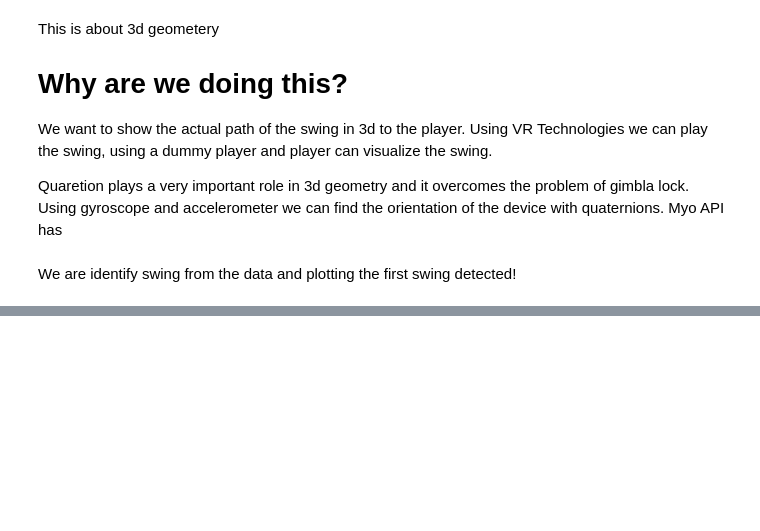
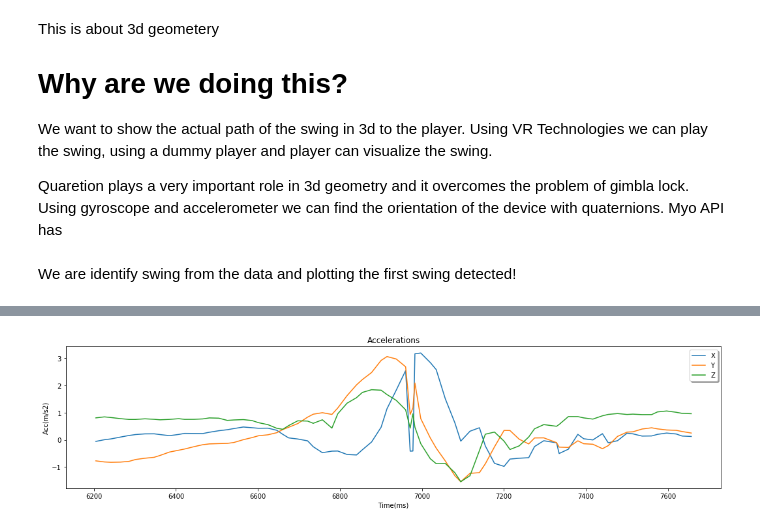
Before and after one commit to shafi-dayatar/SportsAnalytics, a Jupyter notebook: apps/data_analysis/jupyter_notebook/Data_Analysis of IMU data.ipynb, the cells around one changed output, grey strips where cells are left out. Saved outputs shown, nothing was run; the diff lists cells and outputs as text; code cells hidden in the pictures; blank space fills up the shorter version.

```diff
--- a/apps/data_analysis/jupyter_notebook/Data_Analysis of IMU data.ipynb
+++ b/apps/data_analysis/jupyter_notebook/Data_Analysis of IMU data.ipynb
@@ -45,3 +64,15 @@ stroke_y = get_y(stroke_data)
+# %%
+forehand_topspin['stroke'] = "forehand-topspin";
+backhand_topspin['stroke'] = "backhand-topspin";
+stroke_data = pd.concat([forehand_topspin, backhand_topspin], ignore_index=True)
+stroke_y = stroke_data['stroke']
+
+
+time = stroke_data['timestamp']
+gyr = stroke_data[['GyroX', 'GyroY', 'GyroZ']];
+acc = stroke_data[['AccX', 'AccY', 'AccZ']] ;
+quaternion = stroke_data[['orientation_w', 'orientation_x', 'orientation_y', 'orientation_z']]
+#euler = data_file[['roll', 'pitch', 'yaw']]
 # %% [markdown]
 Given a stream of data from the Myo Device,
 our first goal is to identify the swing is happening or not.
@@ -177,0 +206,23 @@ plt.show()
+# %%
+#Compute translational accelerations
+def plot_findings(figName, x, y, xlabel, ylabel, legendlabel, figSize=(18,4)):
+    plt.figure(figName, figsize=figSize);
+    plt.plot(x, y)
+    plt.title(figName);
+    plt.xlabel(xlabel);
+    plt.ylabel(ylabel);
+    plt.legend(legendlabel, shadow=True, fancybox=True, loc="upper right");
+
+def cal_tran_acc(time, acc, quat, startPos, endPos,plot=True,):
+    accelerometer = acc.copy()
+    quat = quat.as_matrix()
+    ##Rotate body accelerations to Earth frame
+    accelerometer = quaternRotate( accelerometer, quaternConj(quat));
+    if(plot):
+        plot_findings("Accelerations", time[startPos:endPos],
+                      accelerometer[startPos:endPos], "Time(ms)", "Acc(m/s2)", ('X', 'Y', 'Z'))
+    return accelerometer
+
+translation_acc = cal_tran_acc(time, acc,quaternion, startPos, endPos)
+# %% [output]
+[figure, added]
```
Also changed, not shown: parts of 41 cells of this notebook, 38 other files.
